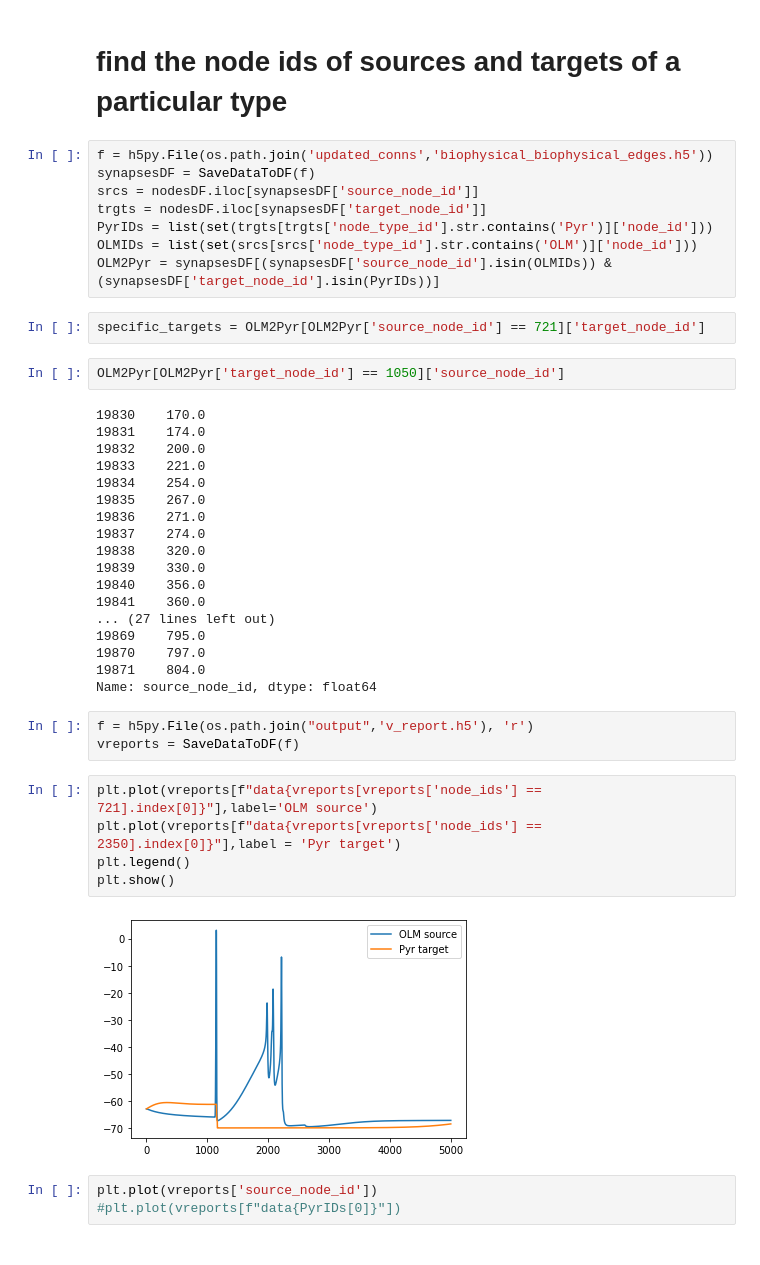
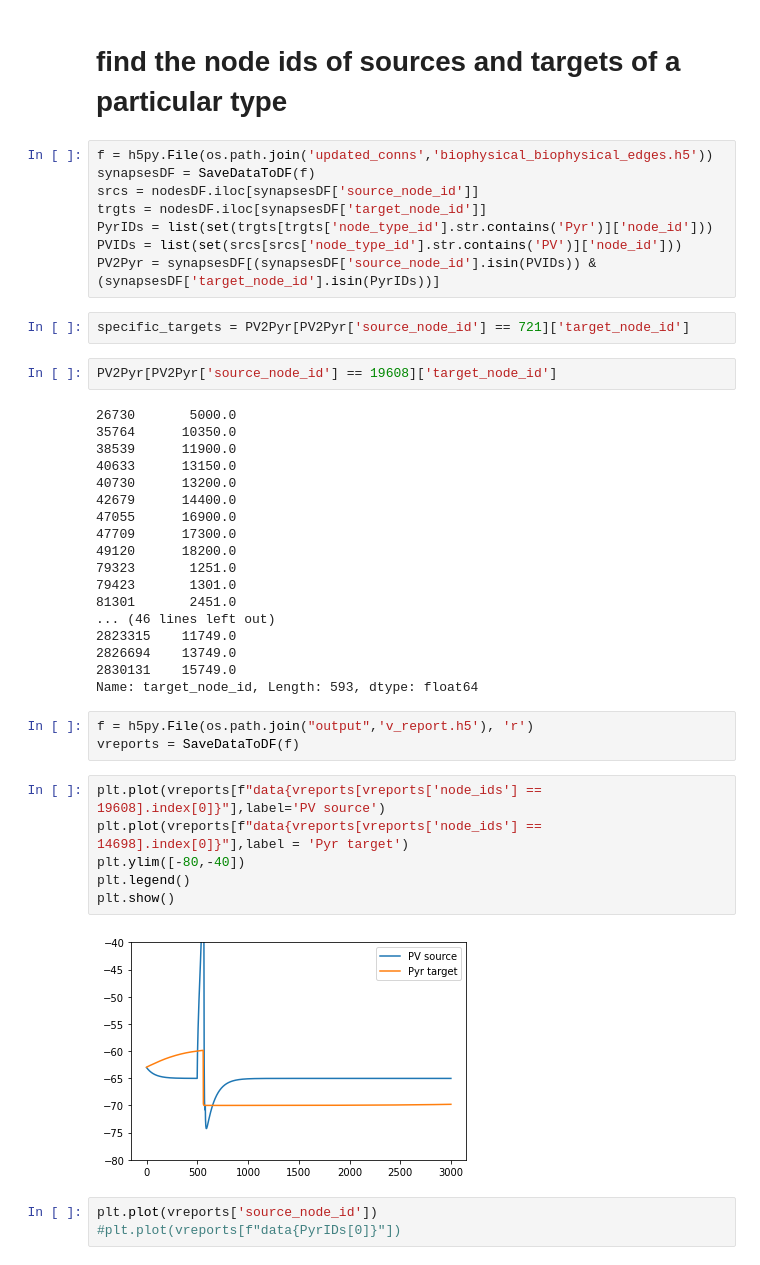
Before and after one commit to ddopp4877/CA1_model, a Jupyter notebook: CA1_exploration.ipynb, the cells around one changed output. Cells and saved outputs as stored; diff of their text form.

```diff
--- a/CA1_exploration.ipynb
+++ b/CA1_exploration.ipynb
@@ -798,40 +793,41 @@ synapsesDF = SaveDataToDF(f)
 srcs = nodesDF.iloc[synapsesDF['source_node_id']]
 trgts = nodesDF.iloc[synapsesDF['target_node_id']]
 PyrIDs = list(set(trgts[trgts['node_type_id'].str.contains('Pyr')]['node_id']))
-OLMIDs = list(set(srcs[srcs['node_type_id'].str.contains('OLM')]['node_id']))
-OLM2Pyr = synapsesDF[(synapsesDF['source_node_id'].isin(OLMIDs)) & (synapsesDF['target_node_id'].isin(PyrIDs))]
+PVIDs = list(set(srcs[srcs['node_type_id'].str.contains('PV')]['node_id']))
+PV2Pyr = synapsesDF[(synapsesDF['source_node_id'].isin(PVIDs)) & (synapsesDF['target_node_id'].isin(PyrIDs))]
 # %%
-specific_targets = OLM2Pyr[OLM2Pyr['source_node_id'] == 721]['target_node_id']
+specific_targets = PV2Pyr[PV2Pyr['source_node_id'] == 721]['target_node_id']
 # %%
-OLM2Pyr[OLM2Pyr['target_node_id'] == 1050]['source_node_id']
+PV2Pyr[PV2Pyr['source_node_id'] == 19608]['target_node_id']
 # %% [output]
-19830    170.0
-19831    174.0
-19832    200.0
-19833    221.0
-19834    254.0
-19835    267.0
-19836    271.0
-19837    274.0
-19838    320.0
-19839    330.0
-19840    356.0
-19841    360.0
-... (27 lines left out)
-19869    795.0
-19870    797.0
-19871    804.0
-Name: source_node_id, dtype: float64
+26730       5000.0
+35764      10350.0
+38539      11900.0
+40633      13150.0
+40730      13200.0
+42679      14400.0
+47055      16900.0
+47709      17300.0
+49120      18200.0
+79323       1251.0
+79423       1301.0
+81301       2451.0
+... (46 lines left out)
+2823315    11749.0
+2826694    13749.0
+2830131    15749.0
+Name: target_node_id, Length: 593, dtype: float64
 # %%
 f = h5py.File(os.path.join("output",'v_report.h5'), 'r')
 vreports = SaveDataToDF(f)
 # %%
-plt.plot(vreports[f"data{vreports[vreports['node_ids'] == 721].index[0]}"],label='OLM source')
-plt.plot(vreports[f"data{vreports[vreports['node_ids'] == 2350].index[0]}"],label = 'Pyr target')
+plt.plot(vreports[f"data{vreports[vreports['node_ids'] == 19608].index[0]}"],label='PV source')
+plt.plot(vreports[f"data{vreports[vreports['node_ids'] == 14698].index[0]}"],label = 'Pyr target')
+plt.ylim([-80,-40])
 plt.legend()
 plt.show()
 # %% [output]
-[figure, old version]
+[figure, new version]
 # %%
 plt.plot(vreports['source_node_id'])
 #plt.plot(vreports[f"data{PyrIDs[0]}"])
```
Also changed, not shown: parts of 10 cells of this notebook, 7 other files.
